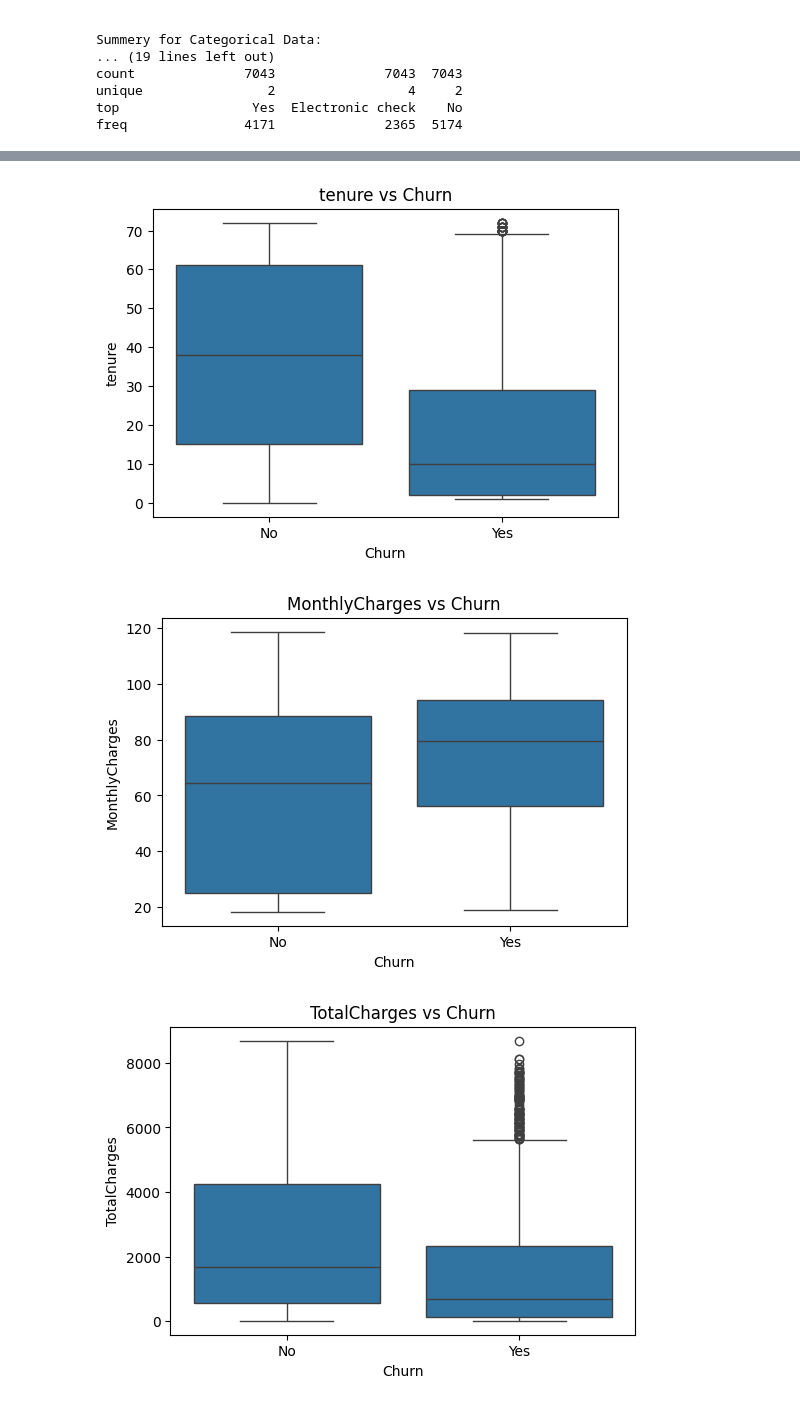
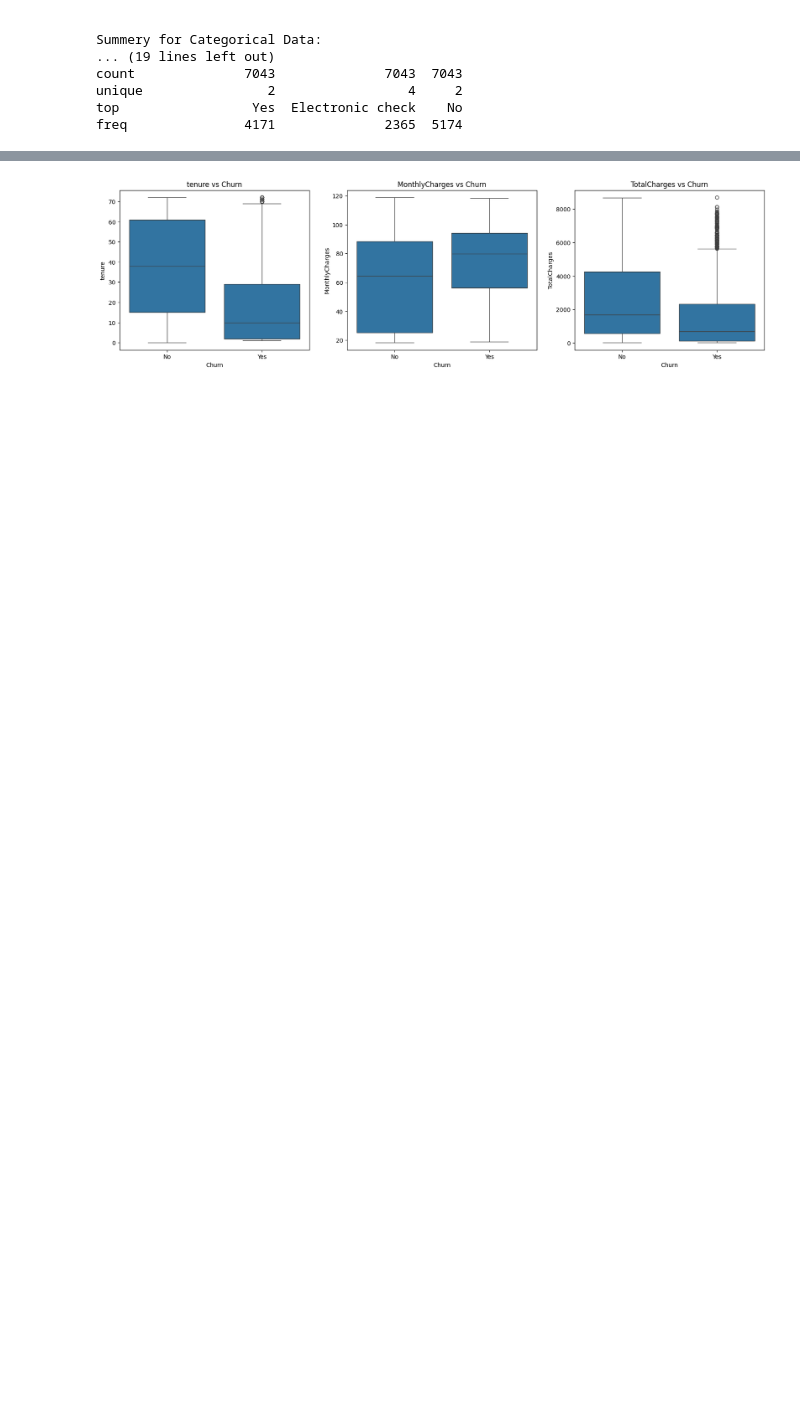
Before and after one commit to SHESHAL01/ML_CW_2425422, a Jupyter notebook: ML_CW_2425422.ipynb, the cells around one changed output, grey strips where cells are left out. Drawn from its saved outputs; the diff is of its cells as text; code cells hidden in the pictures; blank space fills up the shorter version.

```diff
--- a/ML_CW_2425422.ipynb
+++ b/ML_CW_2425422.ipynb
@@ -135,13 +142,11 @@ Name: proportion, dtype: float64
 # %%
 #Numerical Feature Visualisation
+numeric_columns = ['tenure','MonthlyCharges','TotalCharges']
 
-n_col = ["tenure", "MonthlyCharges", "TotalCharges"]
-
-for col in n_col:
-    plt.figure(figsize=(6, 4))
-    sns.histplot(data = dataSet, x=col, kde=True)
-    plt.title('Distribution of {col}')
-    plt.xlabel(col)
-    plt.ylabel('Frequency')
-    plt.show()
+plt.figure(figsize=(20,5))
+for col in numeric_columns:
+    plt.subplot(1,3,numeric_columns.index(col)+1)
+    sns.histplot(dataSet[col].dropna(), kde=True)
+    plt.title(f"Distribution of {col}")
+plt.show()
 # %% [output]
@@ -151,15 +154,16 @@ for col in n_col:
 # %%
-#
-for col in n_col:
-    plt.figure(figsize=(6,4))
+
+plt.figure(figsize=(20,5))
+for col in numeric_columns:
+    plt.subplot(1,3,numeric_columns.index(col)+1)
     sns.boxplot(data=dataSet, x="Churn", y=col)
     plt.title(f"{col} vs Churn")
     plt.xlabel("Churn")
     plt.ylabel(col)
-    plt.show()
+# plt.savefig("my_plot33.png")
+# files.download("my_plot33.png")
+plt.show()
 # %% [output]
-[figure, old version]
+[figure, new version]
-[figure, removed]
-[figure, removed]
 # %%
 #Categorical Feature visualization
```
Also changed, not shown: parts of 18 cells of this notebook.
